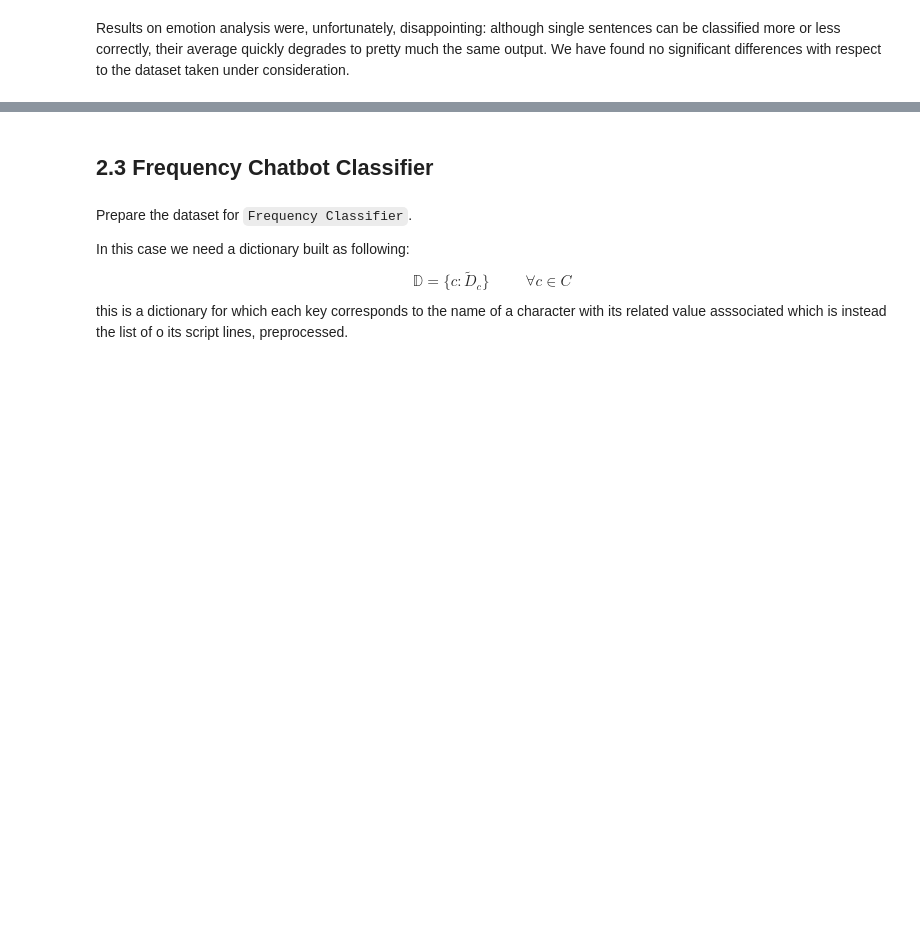
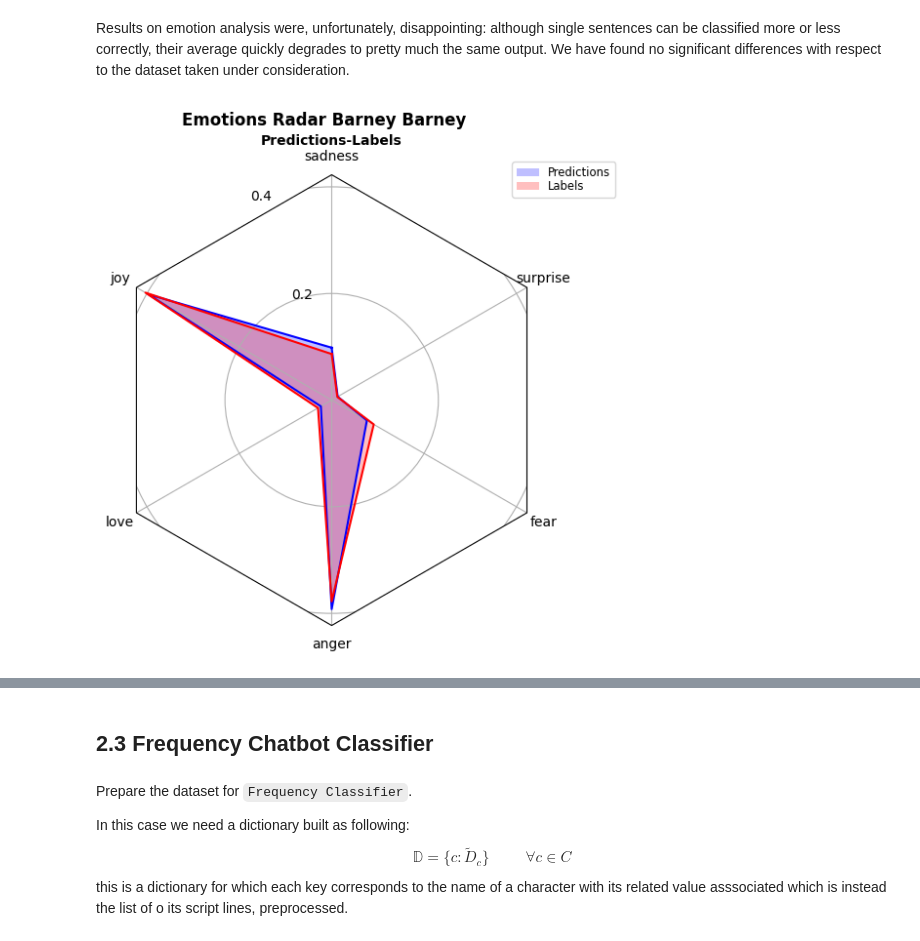
Before and after one commit to falric05/ChatBot-Personality-Recognition, a Jupyter notebook: notebooks/1_introduction.ipynb, the cells around one changed output, grey strips where cells are left out. Cells and saved outputs as stored; diff of their text form; code cells hidden in the pictures; blank space fills up the shorter version.

Commit message:
Update 1_introduction.ipynb
- Emotion classifier

```diff
--- a/notebooks/1_introduction.ipynb
+++ b/notebooks/1_introduction.ipynb
@@ -222,0 +289,3 @@ We attempted also in comparing two different characters using the classifier of
+# %%
+emotions = result['label']
+labels = result['score']
@@ -222,0 +294,24 @@ We attempted also in comparing two different characters using the classifier of
+# %%
+result = {'score': {}, 'std': {}}
+output = emotion_classifier(chatbot_predictions)
+# %%
+# Initialize lists of scores for each emotion
+for emotion_dict in output[0]:
+    result['score'][emotion_dict['label']] = []
+# For each sentence...
+for elem in output:
+    # Append scores to the scores list for each emotion
+    for emotion_dict in elem:
+        result['score'][emotion_dict['label']].append(emotion_dict['score'])
+# For each emotion label...
+for emotion_dict in output[0]:
+    # Append emotion as a separate entry in the result dictionary
+    emotion = emotion_dict['label']
+    # Transform lists of scores into single std and mean values
+    result['std'][emotion] = np.std(np.array(result['score'][emotion]))
+    result['score'][emotion] = np.mean(np.array(result['score'][emotion]))
+# Return a dictionary with lists for labels, avg scores and stds, in corresponding order
+result['label'] = list(result['score'].keys())
+result['score'] = list(result['score'].values())
+result['std'] = list(result['std'].values())
+result
@@ -223,2 +332,4 @@ We attempted also in comparing two different characters using the classifier of
+# %%
+predictions = result['score']
 # %% [markdown]
 Results on emotion analysis were, unfortunately, disappointing: although single sentences can be classified more or less correctly, their average quickly degrades to pretty much the same output. We have found no significant differences with respect to the dataset taken under consideration.
@@ -226,0 +336,4 @@ BBVisualization.load_visualization(PlotsEnum.ECR.value, character='Barney').plot
+# %%
+EmotionsRadar(emotions, predictions, labels, character).plotEmotionsRadar('Emotions Radar '+character)
+# %% [output]
+[figure, added]
```
Also changed, not shown: parts of 18 cells of this notebook.
